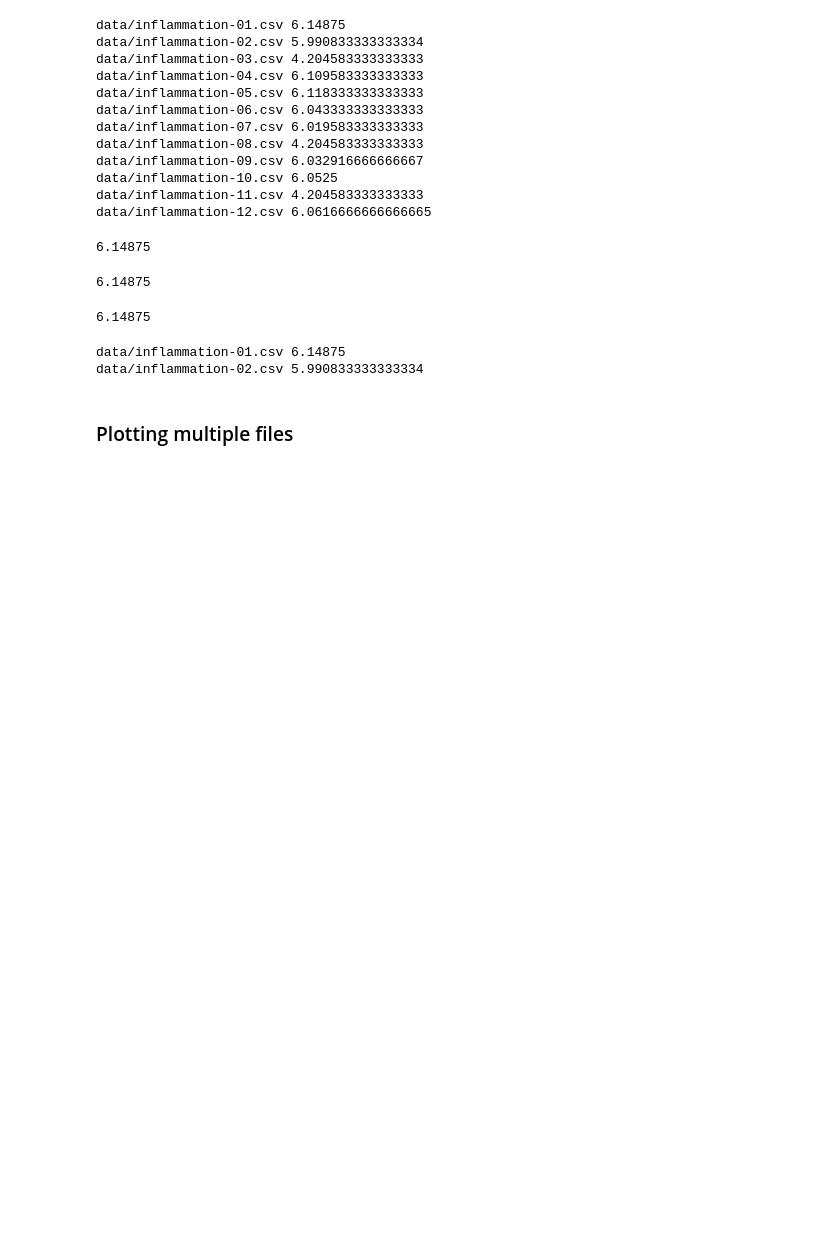
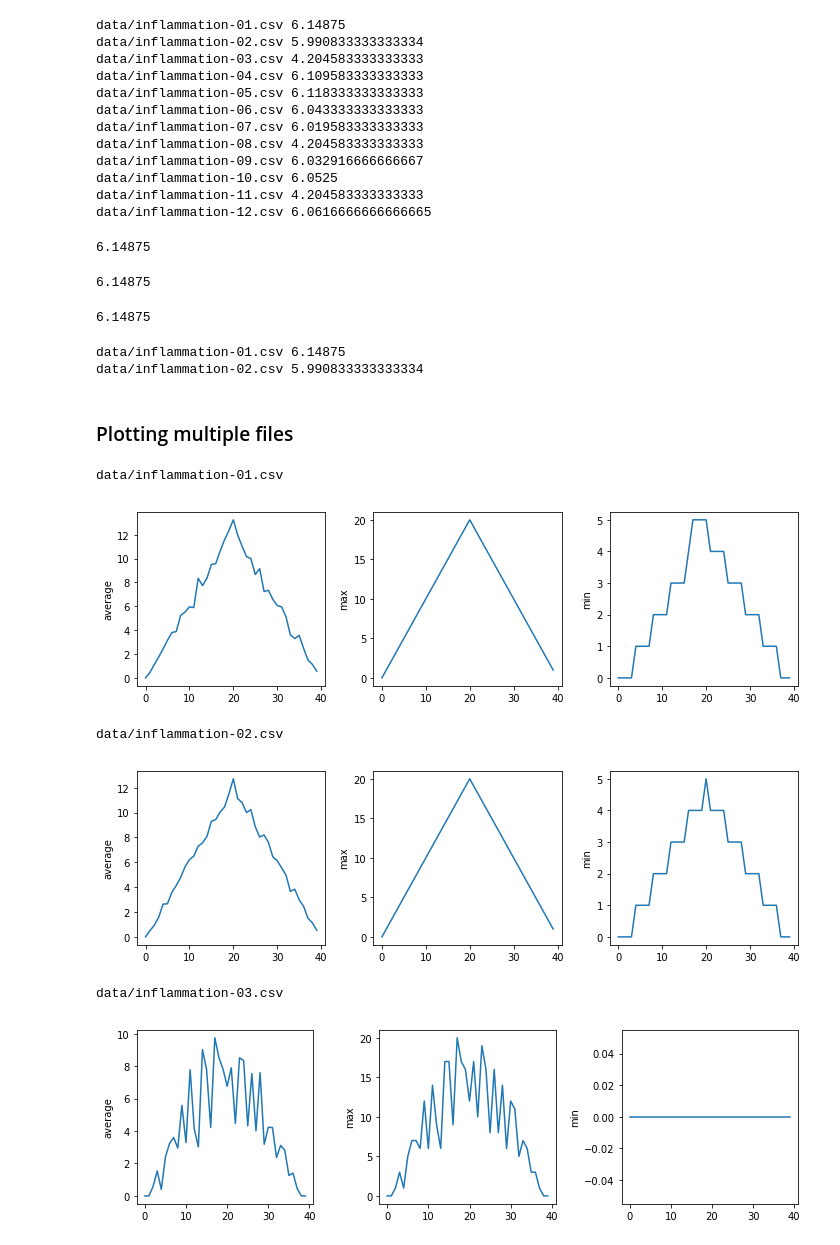
Before and after one commit to pvanheus/bitc2019_notebooks, a Jupyter notebook: session6_multiple_files.ipynb, the cells around one changed output. Drawn from its saved outputs; the diff is of its cells as text; code cells hidden in the pictures; blank space fills up the shorter version.

```diff
--- a/session6_multiple_files.ipynb
+++ b/session6_multiple_files.ipynb
@@ -83,26 +83,33 @@ data/inflammation-02.csv 5.990833333333334
 # %%
 filenames = sorted(glob.glob('data/inflammation*.csv'))
 somefiles = filenames[:3]
 
-for filename in filenames:
+for filename in somefiles:
     print(filename)
 
     data = numpy.loadtxt(filename, delimiter=',')
 
     fig = plt.figure(figsize=(10.0, 3.0))
 
     axes1 = fig.add_subplot(1, 3, 1)
     axes2 = fig.add_subplot(1, 3, 2)
     axes3 = fig.add_subplot(1, 3, 3)
 
     axes1.set_ylabel('average')
     axes1.plot(numpy.mean(data, axis=0))
 
     axes2.set_ylabel('max')
     axes2.plot(numpy.max(data, axis=0))
 
     axes3.set_ylabel('min')
     axes3.plot(numpy.min(data, axis=0))
 
     fig.tight_layout()
-    plt.sho
+    plt.show()
+# %% [output]
+data/inflammation-01.csv
+[figure, added]
+data/inflammation-02.csv
+[figure, added]
+data/inflammation-03.csv
+[figure, added]
```
